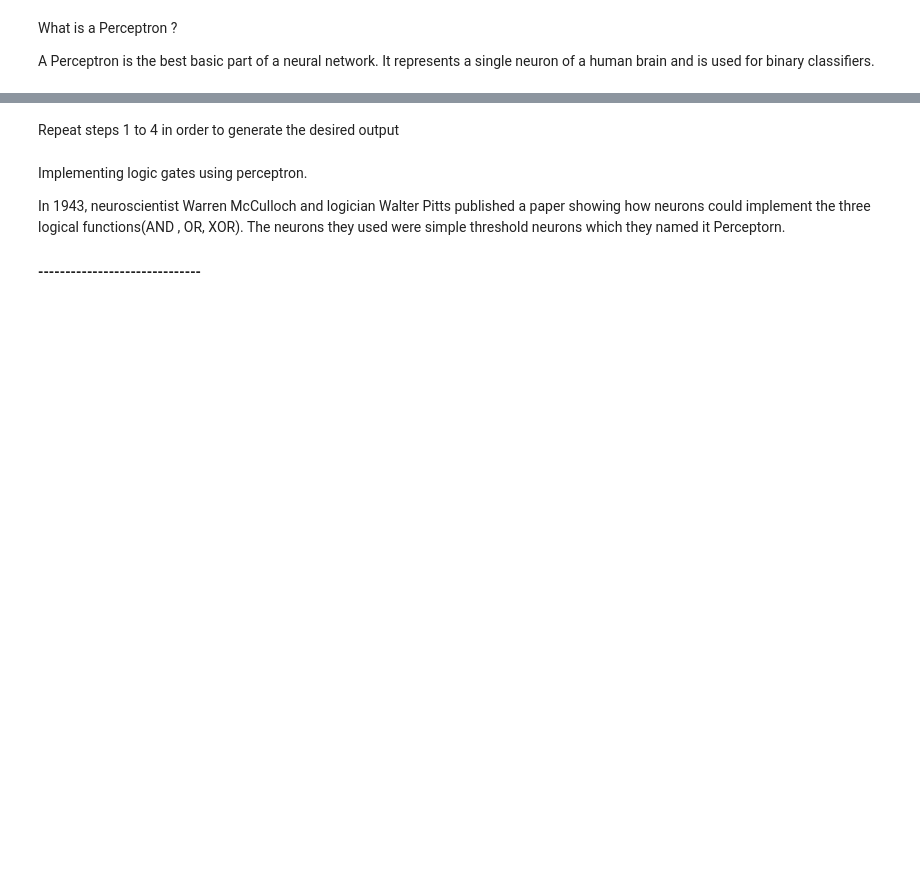
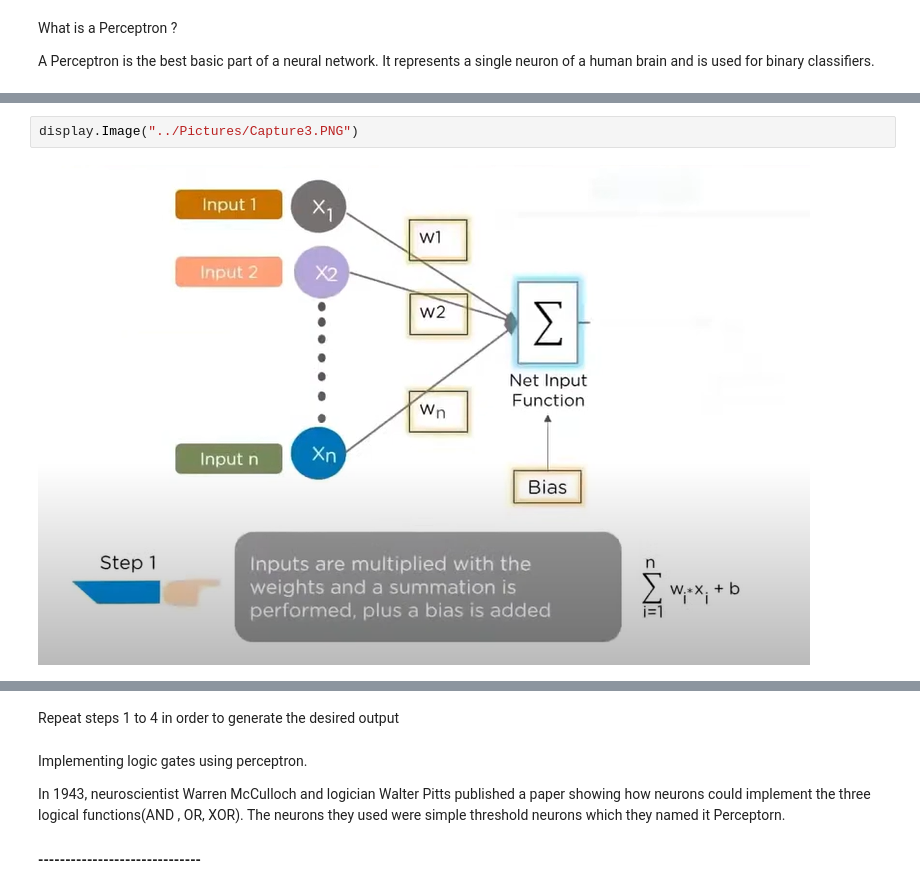
Before and after one commit to Valve04/Deep-Learning, a Jupyter notebook: Learn.ipynb, the cells around one changed output, grey strips where cells are left out. Cells and saved outputs as stored; diff of their text form; blank space fills up the shorter version.

```diff
--- a/Learn.ipynb
+++ b/Learn.ipynb
@@ -49,2 +53,6 @@ Input are multiplied with the weights and a summation is performed, plus a bias
+# %%
+display.Image("../Pictures/Capture3.PNG")
+# %% [output]
+[figure, added]
 # %% [markdown]
 The weighted sum of input is passed to an activation function to datermine if a neuron will fire or not.
```
Also changed, not shown: parts of 18 cells of this notebook.
